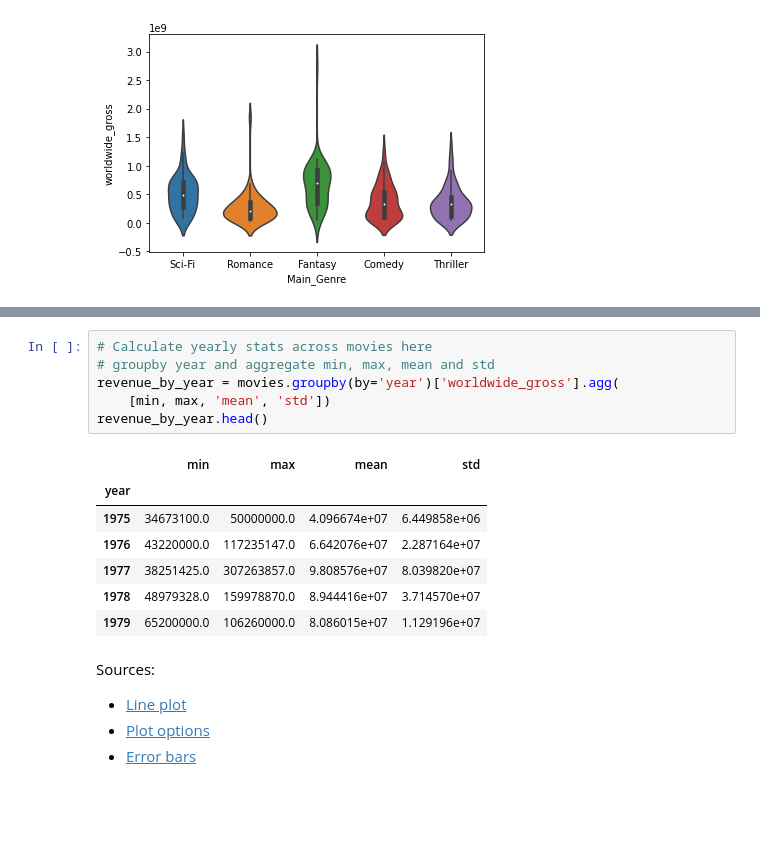
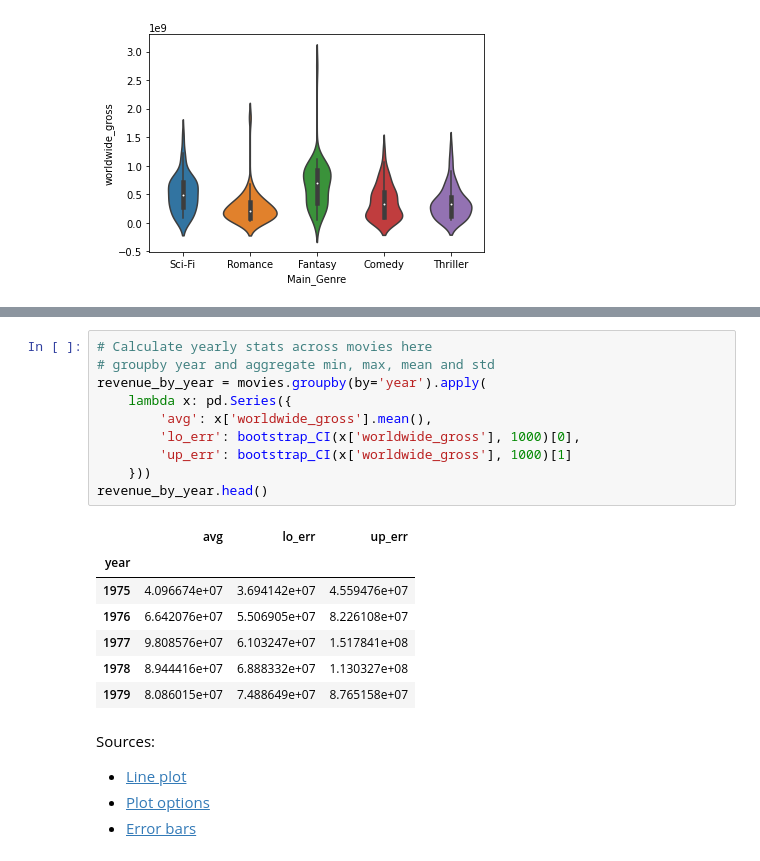
Before and after one commit to Quentin18/2021, a Jupyter notebook: Tutorials/02 - Data viz and data from the web/Becoming a DataVizard exercise.ipynb, the cells around one changed output, grey strips where cells are left out. Drawn from its saved outputs; the diff is of its cells as text; blank space fills up the shorter version.

```diff
--- a/Tutorials/02 - Data viz and data from the web/Becoming a DataVizard exercise.ipynb
+++ b/Tutorials/02 - Data viz and data from the web/Becoming a DataVizard exercise.ipynb
@@ -205,17 +205,21 @@ In the next three excercises, you are provided with descriptions and rough sketc
 # %%
 # Calculate yearly stats across movies here
 # groupby year and aggregate min, max, mean and std
-revenue_by_year = movies.groupby(by='year')['worldwide_gross'].agg(
-    [min, max, 'mean', 'std'])
+revenue_by_year = movies.groupby(by='year').apply(
+    lambda x: pd.Series({
+        'avg': x['worldwide_gross'].mean(),
+        'lo_err': bootstrap_CI(x['worldwide_gross'], 1000)[0],
+        'up_err': bootstrap_CI(x['worldwide_gross'], 1000)[1]
+    }))
 revenue_by_year.head()
 # %% [output]
-|  | min | max | mean | std |
-| year |  |  |  |  |
-| 1975 | 34673100.0 | 50000000.0 | 4.096674e+07 | 6.449858e+06 |
-| 1976 | 43220000.0 | 117235147.0 | 6.642076e+07 | 2.287164e+07 |
-| 1977 | 38251425.0 | 307263857.0 | 9.808576e+07 | 8.039820e+07 |
-| 1978 | 48979328.0 | 159978870.0 | 8.944416e+07 | 3.714570e+07 |
-| 1979 | 65200000.0 | 106260000.0 | 8.086015e+07 | 1.129196e+07 |
+|  | avg | lo_err | up_err |
+| year |  |  |  |
+| 1975 | 4.096674e+07 | 3.694142e+07 | 4.559476e+07 |
+| 1976 | 6.642076e+07 | 5.506905e+07 | 8.226108e+07 |
+| 1977 | 9.808576e+07 | 6.103247e+07 | 1.517841e+08 |
+| 1978 | 8.944416e+07 | 6.888332e+07 | 1.130327e+08 |
+| 1979 | 8.086015e+07 | 7.488649e+07 | 8.765158e+07 |
 # %% [markdown]
 Sources:
 - [Line plot](https://pandas.pydata.org/docs/reference/api/pandas.DataFrame.plot.line.html)
```
Also changed, not shown: parts of 8 cells of this notebook.
